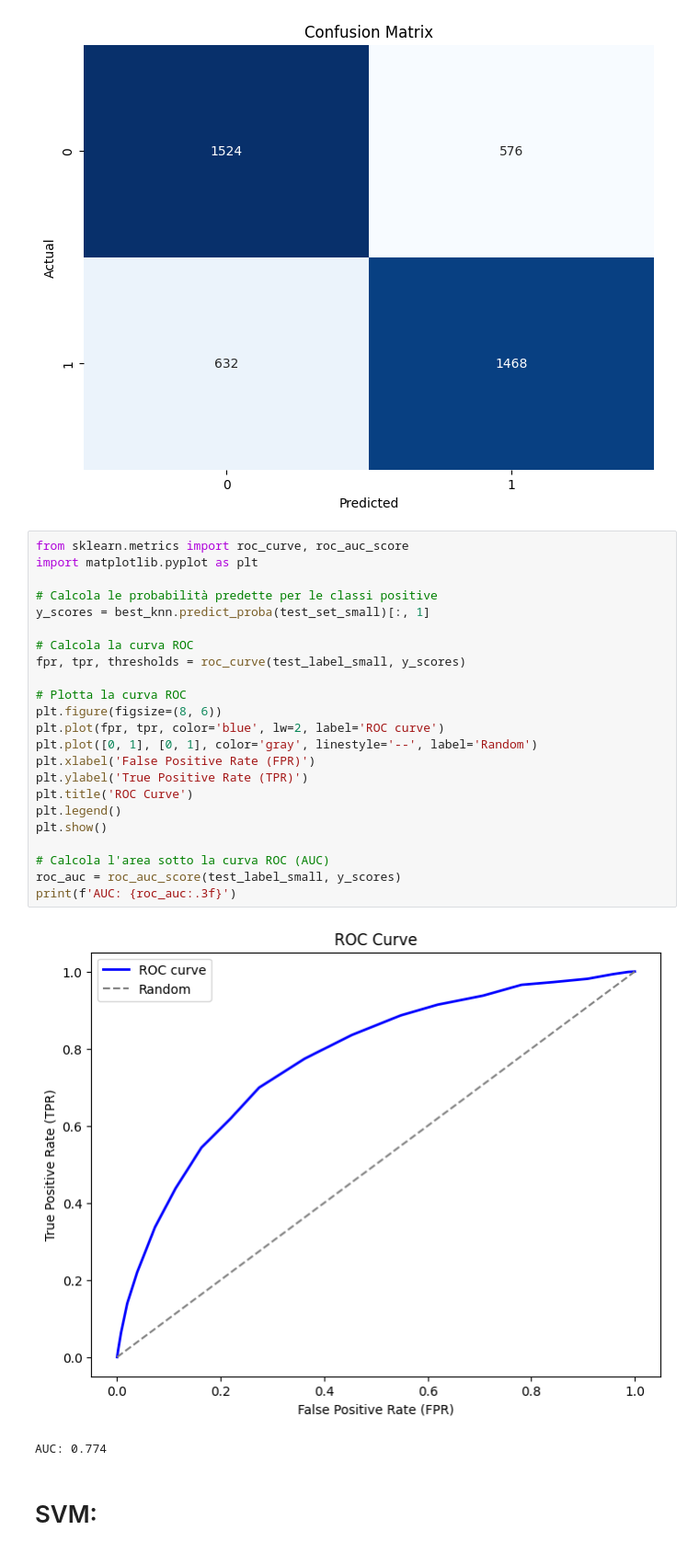
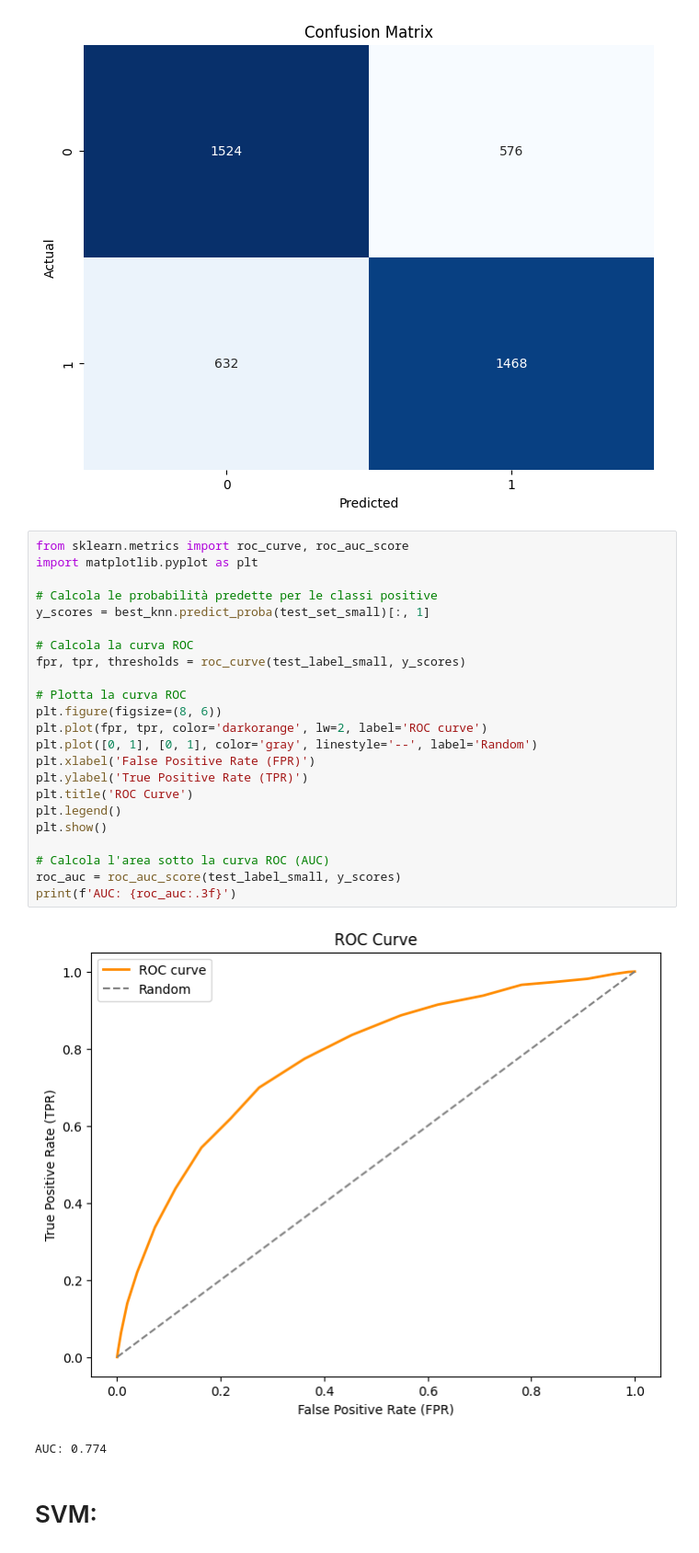
Before and after one commit to TheDarkPyotr/DataMining2023, a Jupyter notebook: source/Task3 - Predictive Analysis/Task3_Predictive_Analaysis_Andrea.ipynb, the cells around one changed output. Shown at 92% size. Cells and saved outputs as stored; diff of their text form.

```diff
--- a/source/Task3 - Predictive Analysis/Task3_Predictive_Analaysis_Andrea.ipynb
+++ b/source/Task3 - Predictive Analysis/Task3_Predictive_Analaysis_Andrea.ipynb
@@ -611,28 +611,28 @@ plt.show()
 # %%
 from sklearn.metrics import roc_curve, roc_auc_score
 import matplotlib.pyplot as plt
 
 # Calcola le probabilità predette per le classi positive
 y_scores = best_knn.predict_proba(test_set_small)[:, 1]
 
 # Calcola la curva ROC
 fpr, tpr, thresholds = roc_curve(test_label_small, y_scores)
 
 # Plotta la curva ROC
 plt.figure(figsize=(8, 6))
-plt.plot(fpr, tpr, color='blue', lw=2, label='ROC curve')
+plt.plot(fpr, tpr, color='darkorange', lw=2, label='ROC curve')
 plt.plot([0, 1], [0, 1], color='gray', linestyle='--', label='Random')
 plt.xlabel('False Positive Rate (FPR)')
 plt.ylabel('True Positive Rate (TPR)')
 plt.title('ROC Curve')
 plt.legend()
 plt.show()
 
 # Calcola l'area sotto la curva ROC (AUC)
 roc_auc = roc_auc_score(test_label_small, y_scores)
 print(f'AUC: {roc_auc:.3f}')
 # %% [output]
-[figure, old version]
+[figure, new version]
 AUC: 0.774
 # %% [markdown]
 # SVM:
```
Also changed, not shown: parts of 2 cells of this notebook.
